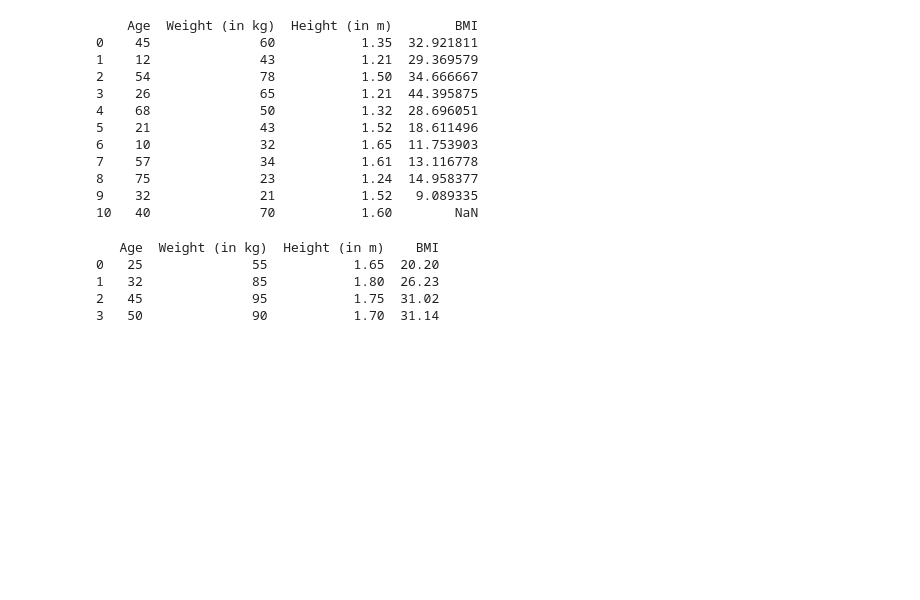
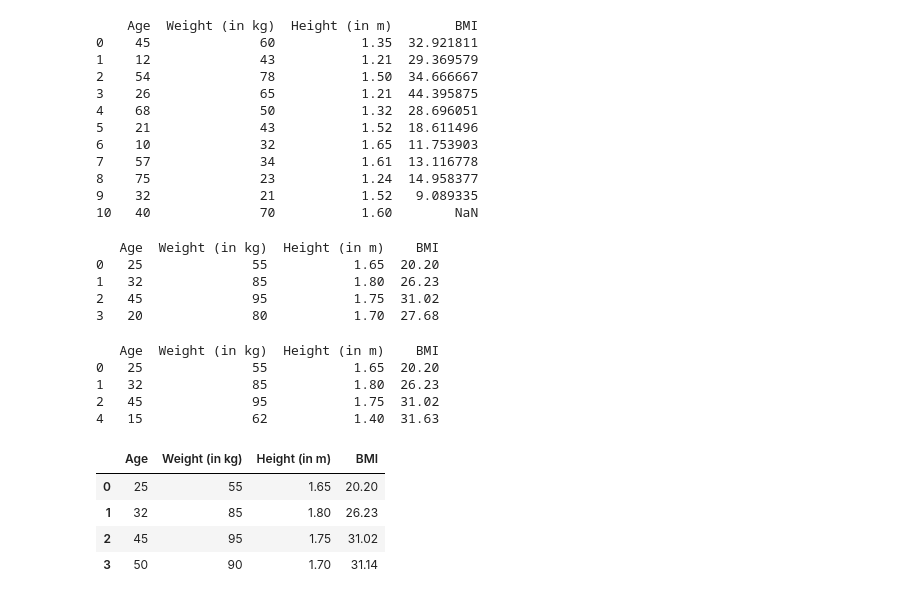
Before and after one commit to Dheep13/Dheepan, a Jupyter notebook: 47_SRM/22-SEP-24/app.ipynb, the cells around one changed output. Cells and saved outputs as stored; diff of their text form; code cells hidden in the pictures; blank space fills up the shorter version.

Commit message:
Data Science and RAG

```diff
--- a/47_SRM/22-SEP-24/app.ipynb
+++ b/47_SRM/22-SEP-24/app.ipynb
@@ -338,28 +338,42 @@ data = {
     'Height (in m)': [1.65, 1.80, 1.75],
     'BMI': [calculate_bmi(55, 1.65), calculate_bmi(85, 1.80), calculate_bmi(95, 1.75)]
 }
-
-# Create DataFrame
-df_basic_info = pd.DataFrame(data)
-
-# Define the new row data
-new_row_data = {
-    'Age': 50,
-    'Weight (in kg)': 90,
-    'Height (in m)': 1.70
-}
-
-# Dynamically calculate BMI for the new row
-new_row_data['BMI'] = calculate_bmi(new_row_data['Weight (in kg)'], new_row_data['Height (in m)'])
-
-# Use loc to add the new row
-df_basic_info.loc[len(df_basic_info)] = new_row_data
-
-# Display the DataFrame with the newly added row
-print(df_basic_info)
 # %% [output]
    Age  Weight (in kg)  Height (in m)    BMI
 0   25              55           1.65  20.20
 1   32              85           1.80  26.23
 2   45              95           1.75  31.02
-3   50              90           1.70  31.14
+3   20              80           1.70  27.68
+# %%
+# Create DataFrame
+df_basic_info = pd.DataFrame(data)
+
+# Define the new row data
+new_row_data = {
+    'Age': 15,
+    'Weight (in kg)': 62,
+    'Height (in m)': 1.40
+}
+
+# Dynamically calculate BMI for the new row
+new_row_data['BMI'] = calculate_bmi(new_row_data['Weight (in kg)'], new_row_data['Height (in m)'])
+
+# Use loc to add the new row
+df_basic_info.appen = new_row_data
+
+# Display the DataFrame with the newly added row
+print(df_basic_info)
+# %% [output]
+   Age  Weight (in kg)  Height (in m)    BMI
+0   25              55           1.65  20.20
+1   32              85           1.80  26.23
+2   45              95           1.75  31.02
+4   15              62           1.40  31.63
+# %%
+df_basic_info.sort_values("Age",ascending=2)
+# %% [output]
+|  | Age | Weight (in kg) | Height (in m) | BMI |
+| 0 | 25 | 55 | 1.65 | 20.20 |
+| 1 | 32 | 85 | 1.80 | 26.23 |
+| 2 | 45 | 95 | 1.75 | 31.02 |
+| 3 | 50 | 90 | 1.70 | 31.14 |
```
Also changed, not shown: 22 other files.
